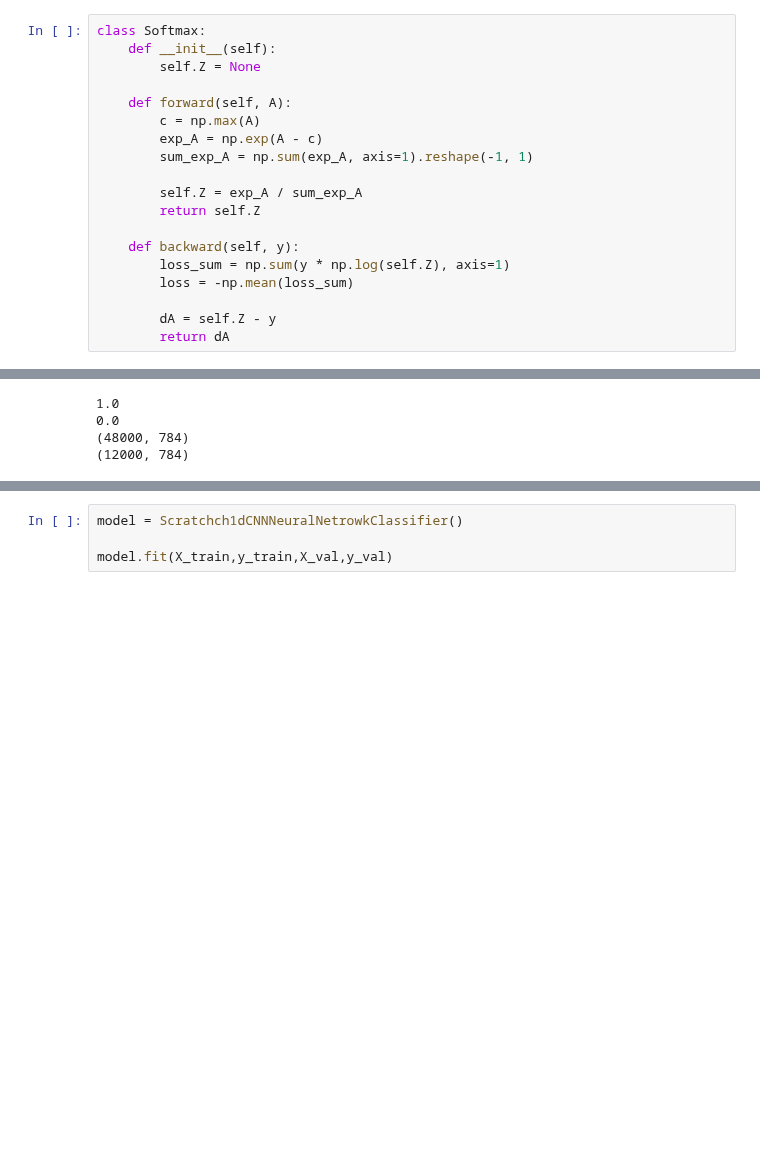
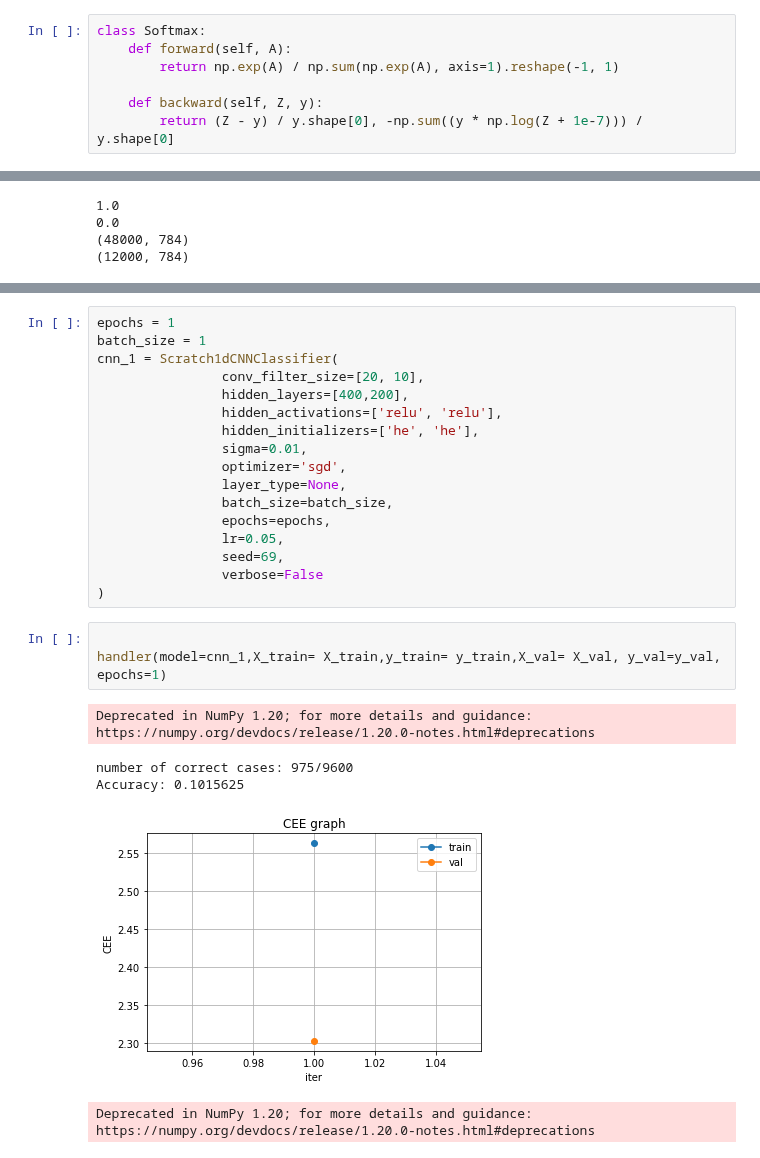
Before and after one commit to AngeMervaneJdev/ML_AI_1, a Jupyter notebook: SimplConv1d.ipynb, the cells around one changed output, grey strips where cells are left out. Drawn from its saved outputs; the diff is of its cells as text; blank space fills up the shorter version.

```diff
--- a/SimplConv1d.ipynb
+++ b/SimplConv1d.ipynb
@@ -347,21 +332,9 @@ class SGD:
 # %%
 class Softmax:
-    def __init__(self):
-        self.Z = None
+    def forward(self, A):
+        return np.exp(A) / np.sum(np.exp(A), axis=1).reshape(-1, 1)
 
-    def forward(self, A):
-        c = np.max(A)
-        exp_A = np.exp(A - c)
-        sum_exp_A = np.sum(exp_A, axis=1).reshape(-1, 1)
-
-        self.Z = exp_A / sum_exp_A
-        return self.Z
-
-    def backward(self, y):
-        loss_sum = np.sum(y * np.log(self.Z), axis=1)
-        loss = -np.mean(loss_sum)
-
-        dA = self.Z - y
-        return dA
+    def backward(self, Z, y):
+        return (Z - y) / y.shape[0], -np.sum((y * np.log(Z + 1e-7))) / y.shape[0]
 # %%
 class Conv1d:
@@ -709,4 +628,26 @@ Deprecated in NumPy 1.20; for more details and guidance: https://numpy.org/devdo
+# %%
+epochs = 1
+batch_size = 1
+cnn_1 = Scratch1dCNNClassifier(
+                conv_filter_size=[20, 10],
+                hidden_layers=[400,200],
+                hidden_activations=['relu', 'relu'],
+                hidden_initializers=['he', 'he'],
+                sigma=0.01,
+                optimizer='sgd',
+                layer_type=None,
+                batch_size=batch_size,
+                epochs=epochs,
+                lr=0.05,
+                seed=69,
+                verbose=False
+)
 # %%
-model = Scratchch1dCNNNeuralNetrowkClassifier()
 
-model.fit(X_train,y_train,X_val,y_val)
+handler(model=cnn_1,X_train= X_train,y_train= y_train,X_val= X_val, y_val=y_val, epochs=1)
+# %% [output]
+Deprecated in NumPy 1.20; for more details and guidance: https://numpy.org/devdocs/release/1.20.0-notes.html#deprecations
+number of correct cases: 975/9600
+Accuracy: 0.1015625
+[figure, added]
+Deprecated in NumPy 1.20; for more details and guidance: https://numpy.org/devdocs/release/1.20.0-notes.html#deprecations
```
Also changed, not shown: parts of 15 cells of this notebook.
